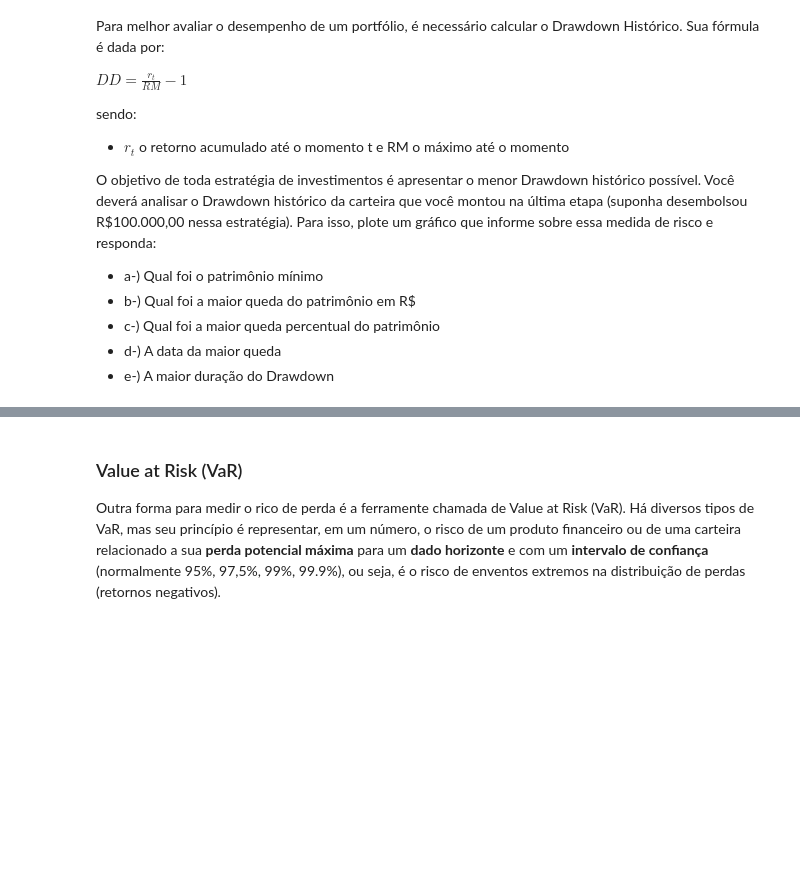
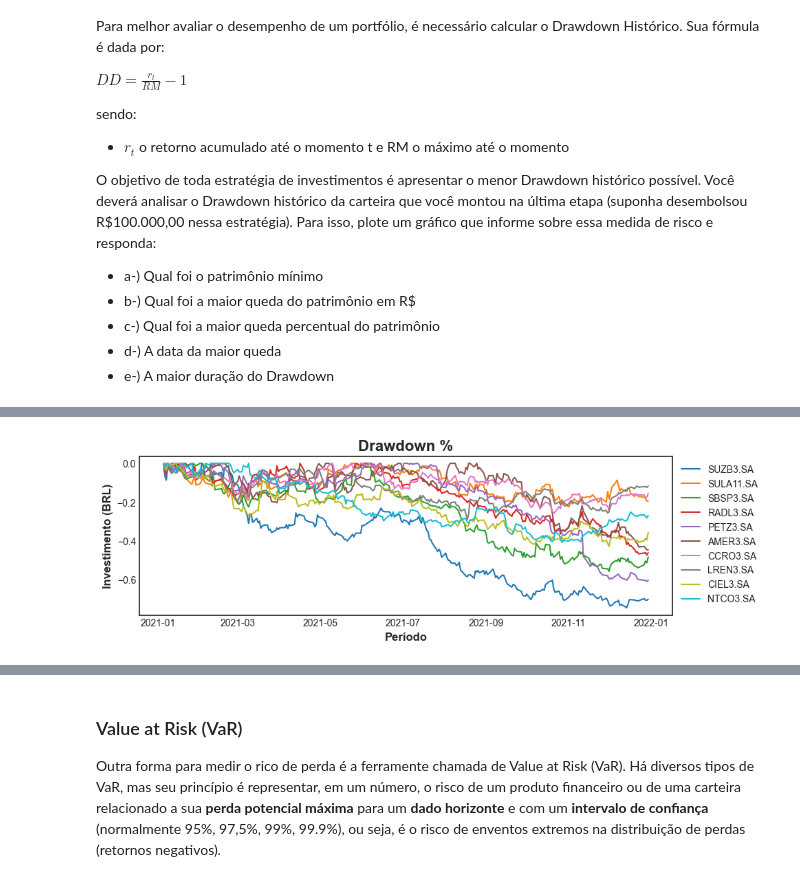
Before and after one commit to anoca-cs/FEA.DEV, a Jupyter notebook: FinQuant/FinQuant Case.ipynb, the cells around one changed output, grey strips where cells are left out. Cells and saved outputs as stored; diff of their text form; code cells hidden in the pictures; blank space fills up the shorter version.

```diff
--- a/FinQuant/FinQuant Case.ipynb
+++ b/FinQuant/FinQuant Case.ipynb
@@ -1041,0 +1119,6 @@ O objetivo de toda estratégia de investimentos é apresentar o menor Drawdown h
+# %%
+# Drawdown %
+
+drawdown = (wea_idx - picos)/picos
+
+drawdown
@@ -1041,0 +1140,17 @@ O objetivo de toda estratégia de investimentos é apresentar o menor Drawdown h
+# %%
+# Plotando drawdown %
+
+plt.style.use('seaborn-v0_8-white')
+fig, ax = plt.subplots()
+fig.set_size_inches([10, 3])
+
+ax.plot(drawdown)
+
+ax.set_xlabel('Período', fontweight = 'bold', fontsize = 12)
+ax.set_ylabel('Investimento (BRL)', fontweight = 'bold', fontsize = 12)
+ax.set_title('Drawdown %', fontweight = 'bold', fontsize = 16)
+
+leg = ax.legend(list(portfolio.values()), bbox_to_anchor = (1.0, 1.0), fontsize = 10)
+plt.show()
+# %% [output]
+[figure, added]
```
Also changed, not shown: parts of 13 cells of this notebook.
